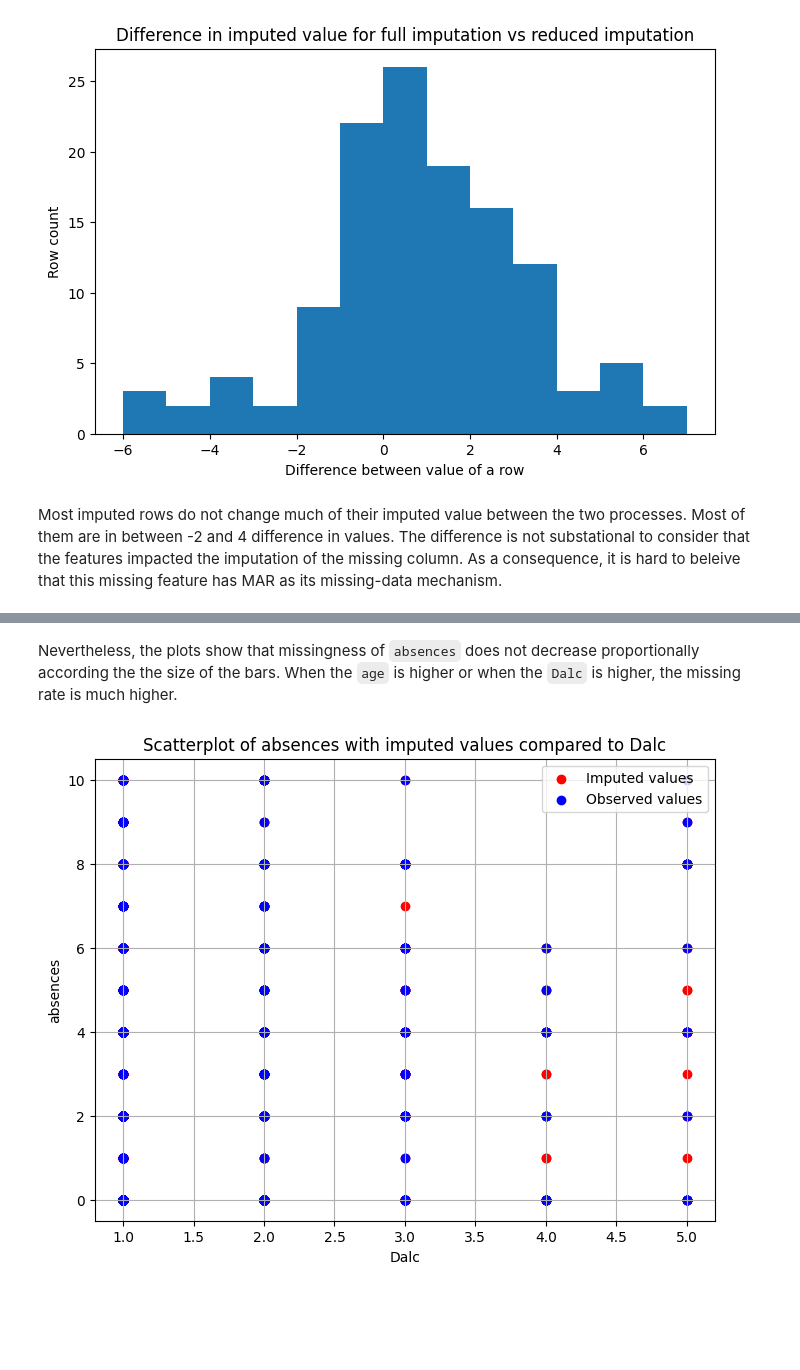
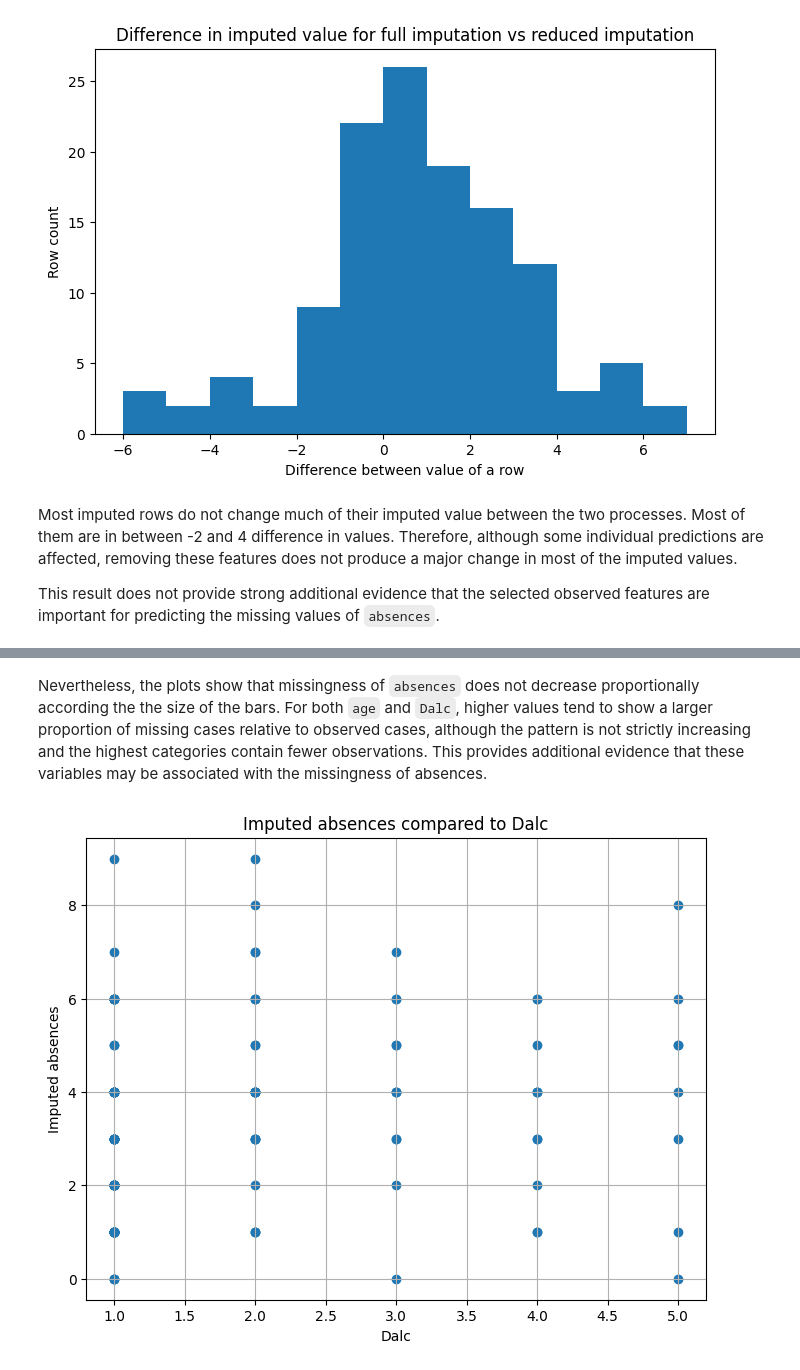
Before and after one commit to Ti-n-a/mechanism_viewer, a Jupyter notebook: use_cases/student.ipynb, the cells around one changed output, grey strips where cells are left out. Cells and saved outputs as stored; diff of their text form; code cells hidden in the pictures; blank space fills up the shorter version.

Commit message:
fixed contraceptive and student use cases

```diff
--- a/use_cases/student.ipynb
+++ b/use_cases/student.ipynb
@@ -168,7 +168,7 @@ missing_df.loc[g1_missing_idx, "G1"] = np.nan
 
 # MNAR
 missing_df["absences"] = apply_mnar(missing_df["absences"], missing_rate=0.12, missingness_ascending=True)
-missing_df["studytime"] = apply_mnar(missing_df["studytime"], missing_rate=0.10, missingness_ascending=True)
+missing_df["studytime"] = apply_mnar(missing_df["studytime"], missing_rate=0.10, missingness_ascending=False)
 # %% [markdown]
 To confirm if the missingness mechanisms were applied, `plot_missing_rate()` can be used again:
 # %%
@@ -641,7 +653,9 @@ plt.show()
 # %% [output]
 [figure]
 # %% [markdown]
-Most imputed rows do not change much of their imputed value between the two processes. Most of them are in between -2 and 4 difference in values. The difference is not substational to consider that the features impacted the imputation of the missing column. As a consequence, it is hard to beleive that this missing feature has MAR as its missing-data mechanism.
+Most imputed rows do not change much of their imputed value between the two processes. Most of them are in between -2 and 4 difference in values. Therefore, although some individual predictions are affected, removing these features does not produce a major change in most of the imputed values.
+
+This result does not provide strong additional evidence that the selected observed features are important for predicting the missing values of ``absences``.
 # %%
 observable_features_absences = ["age", "Dalc"]
 
@@ -650,9 +664,20 @@ _ = mv.plot_missingness_distribution(missing_df[observable_features_absences + [
 [figure]
 [figure]
 # %% [markdown]
-Nevertheless, the plots show that missingness of `absences` does not decrease proportionally according the the size of the bars. When the `age` is higher or when the `Dalc` is higher, the missing rate is much higher.
+Nevertheless, the plots show that missingness of `absences` does not decrease proportionally according the the size of the bars. For both ``age`` and ``Dalc``, higher values tend to show a larger proportion of missing cases relative to observed cases, although the pattern is not strictly increasing and the highest categories contain fewer observations. This provides additional evidence that these variables may be associated with the missingness of absences.
 # %%
-_ = mv.scatter_imputation_comparison( missing_df_numeric, "Dalc", "absences", missing_col_type=ColType.DISCRETE , display_plot=True)
+mask = missing_df_numeric["absences"].isna()
+
+plt.figure(figsize=(8, 6))
+
+plt.scatter(missing_df_numeric.loc[mask, "Dalc"],
+			imputed_absences_full.loc[mask, "absences"])
+
+plt.xlabel("Dalc")
+plt.ylabel("Imputed absences")
+plt.title("Imputed absences compared to Dalc")
+plt.grid(True)
+plt.show()
 # %% [output]
-[figure, old version]
+[figure, new version]
 # %% [markdown]
```
Also changed, not shown: parts of 38 cells of this notebook, 2 other files.
